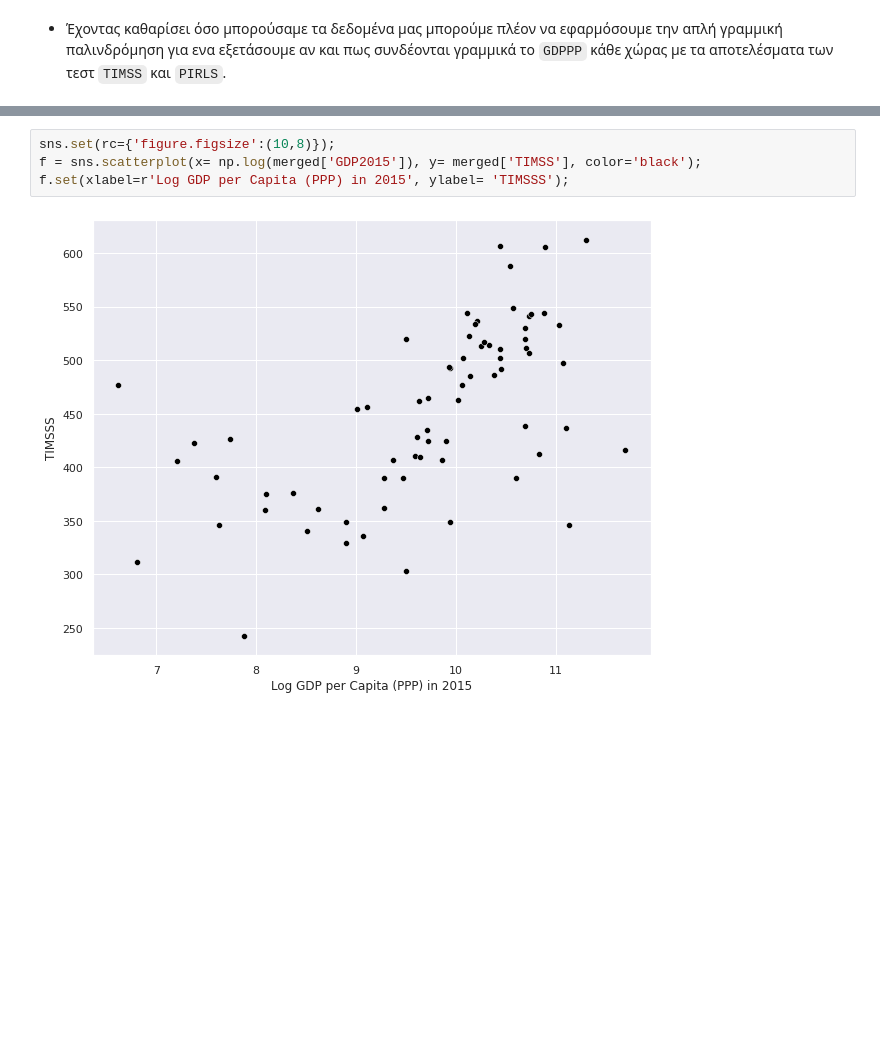
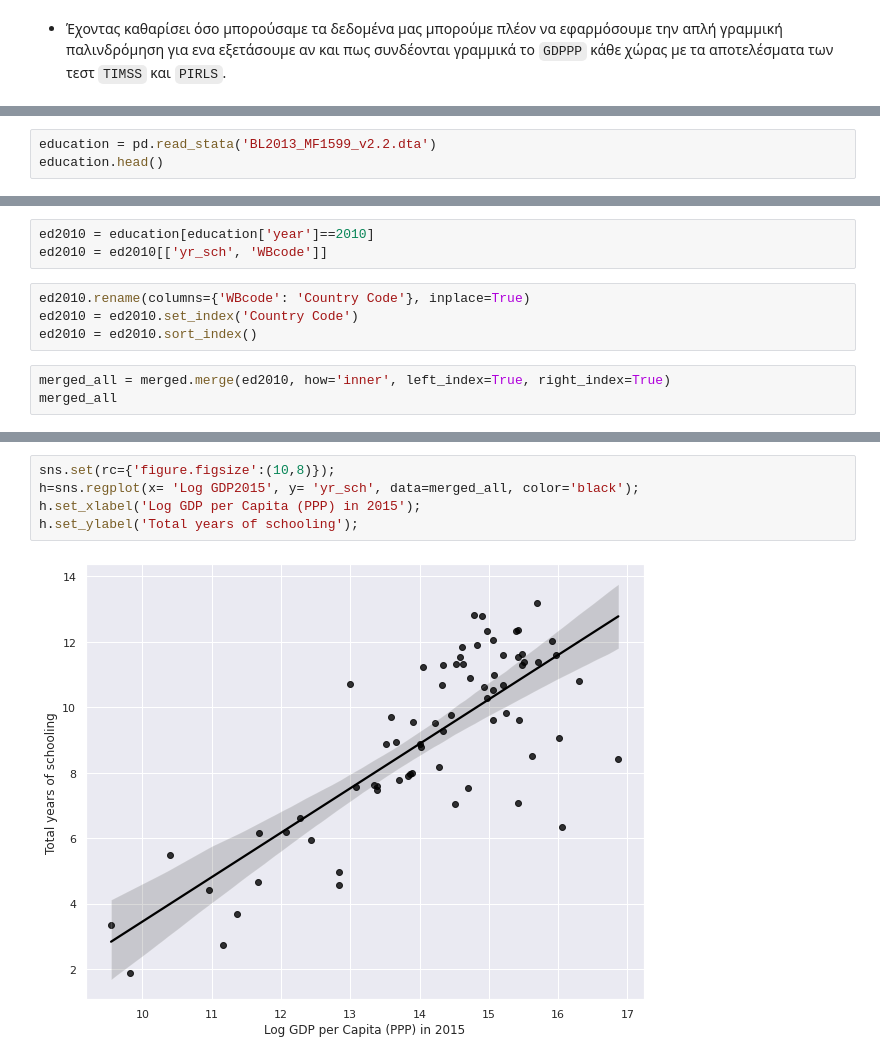
Before and after one commit to kmatzaro/Mathesis-assignments, a Jupyter notebook: Rosetta Stone/assignment_2.ipynb, the cells around one changed output, grey strips where cells are left out. Cells and saved outputs as stored; diff of their text form; blank space fills up the shorter version.

```diff
--- a/Rosetta Stone/assignment_2.ipynb
+++ b/Rosetta Stone/assignment_2.ipynb
@@ -196,0 +230,3 @@ g.set(xlabel='Log GDP per Capita (PPP) in 2015')
+# %%
+education = pd.read_stata('BL2013_MF1599_v2.2.dta')
+education.head()
@@ -196,0 +249,10 @@ g.set(xlabel='Log GDP per Capita (PPP) in 2015')
+# %%
+ed2010 = education[education['year']==2010]
+ed2010 = ed2010[['yr_sch', 'WBcode']]
+# %%
+ed2010.rename(columns={'WBcode': 'Country Code'}, inplace=True)
+ed2010 = ed2010.set_index('Country Code')
+ed2010 = ed2010.sort_index()
+# %%
+merged_all = merged.merge(ed2010, how='inner', left_index=True, right_index=True)
+merged_all
@@ -197,6 +303,7 @@ g.set(xlabel='Log GDP per Capita (PPP) in 2015')
 # %%
 sns.set(rc={'figure.figsize':(10,8)});
-f = sns.scatterplot(x= np.log(merged['GDP2015']), y= merged['TIMSS'], color='black');
-f.set(xlabel=r'Log GDP per Capita (PPP) in 2015', ylabel= 'TIMSSS');
+h=sns.regplot(x= 'Log GDP2015', y= 'yr_sch', data=merged_all, color='black');
+h.set_xlabel('Log GDP per Capita (PPP) in 2015');
+h.set_ylabel('Total years of schooling');
 # %% [output]
-[figure, old version]
+[figure, new version]
```
Also changed, not shown: parts of 23 cells of this notebook, 1 other file.
